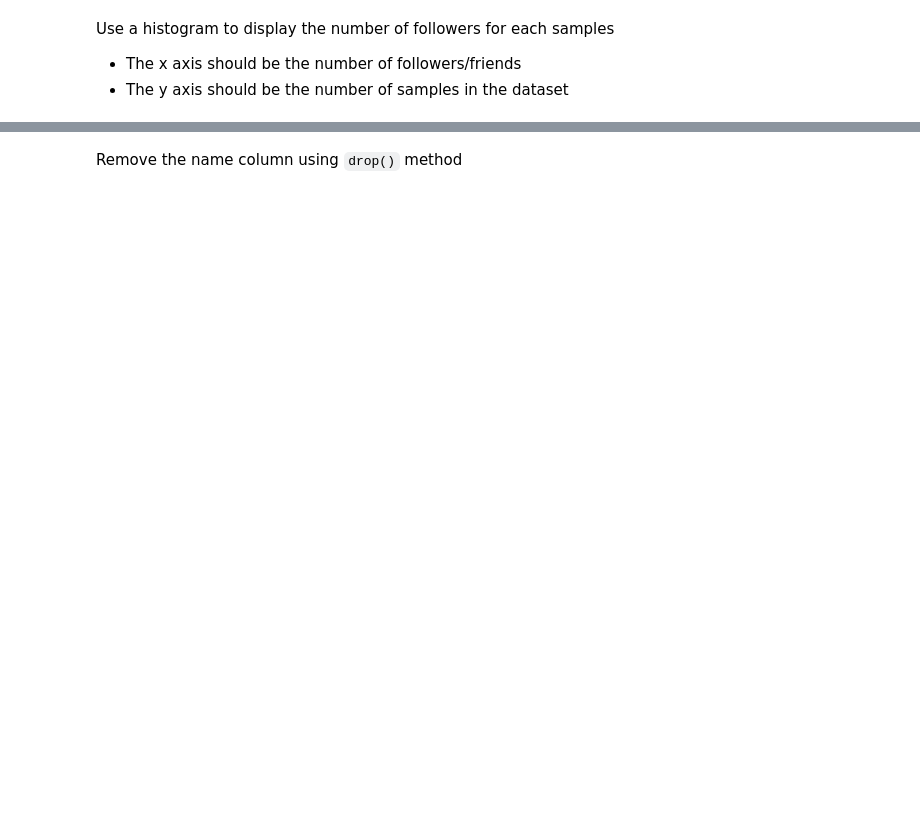
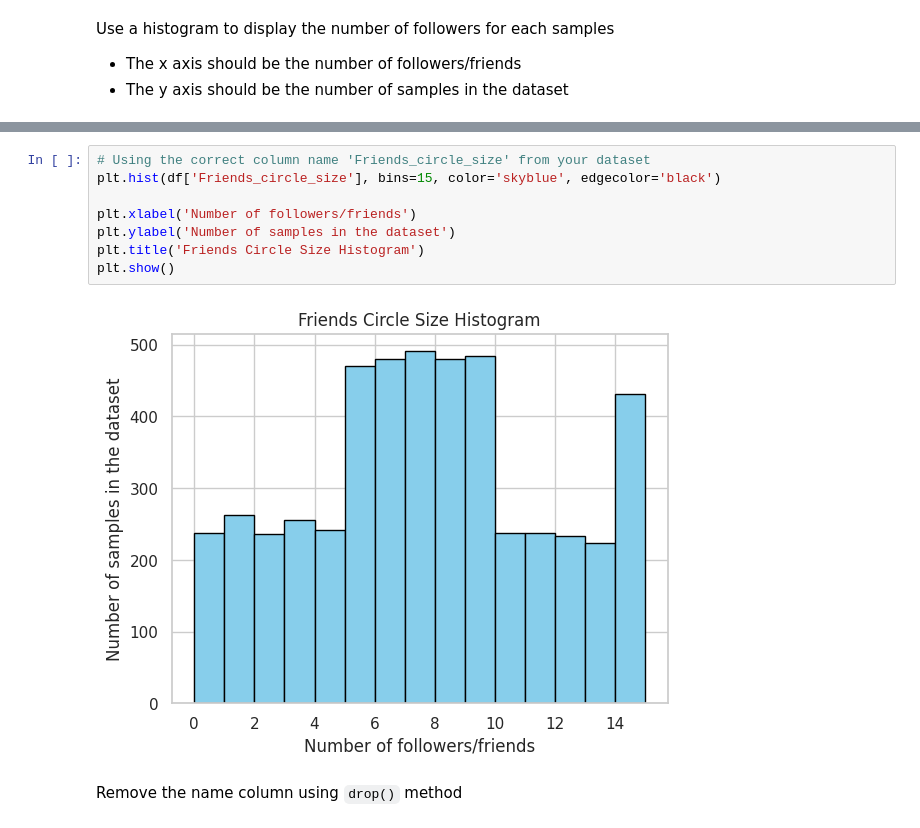
Before and after one commit to flexyledger/CCMACLRL_COM243ML, a Jupyter notebook: Lab/Lab-Exercise-1/Exercise1.ipynb, the cells around one changed output, grey strips where cells are left out. Drawn from its saved outputs; the diff is of its cells as text; blank space fills up the shorter version.

```diff
--- a/Lab/Lab-Exercise-1/Exercise1.ipynb
+++ b/Lab/Lab-Exercise-1/Exercise1.ipynb
@@ -120,3 +114,13 @@ ValueError: Could not interpret value `followers` for `x`. An entry with this na
+# %%
+# Using the correct column name 'Friends_circle_size' from your dataset
+plt.hist(df['Friends_circle_size'], bins=15, color='skyblue', edgecolor='black')
+
+plt.xlabel('Number of followers/friends')
+plt.ylabel('Number of samples in the dataset')
+plt.title('Friends Circle Size Histogram')
+plt.show()
+# %% [output]
+[figure, added]
 # %% [markdown]
 Remove the name column using `drop()` method
 # %%
```
Also changed, not shown: parts of 10 cells of this notebook.
